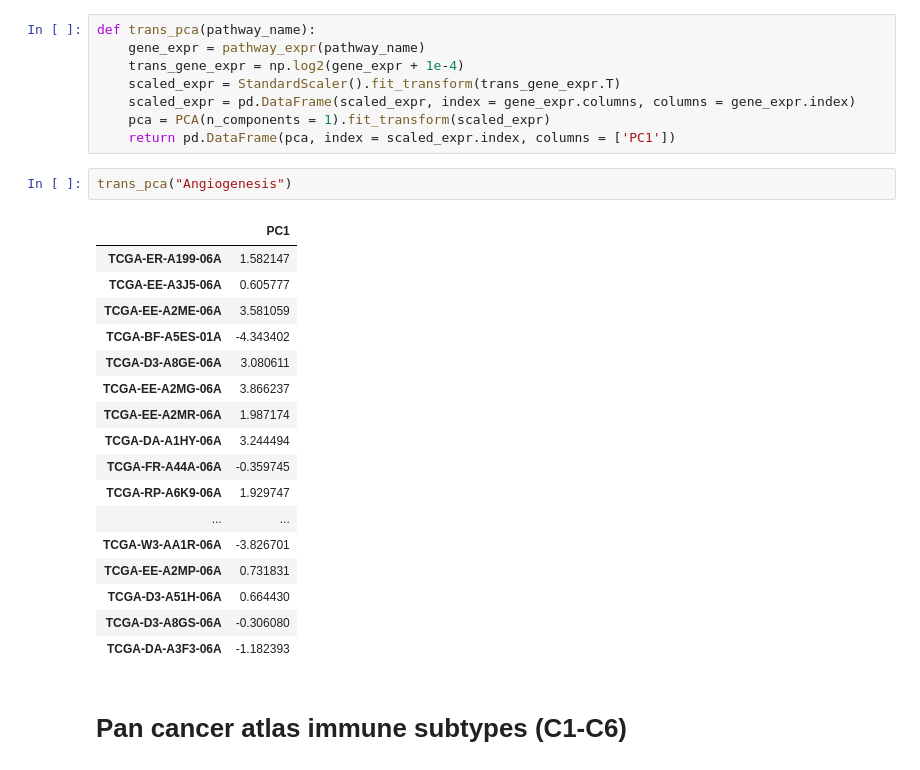
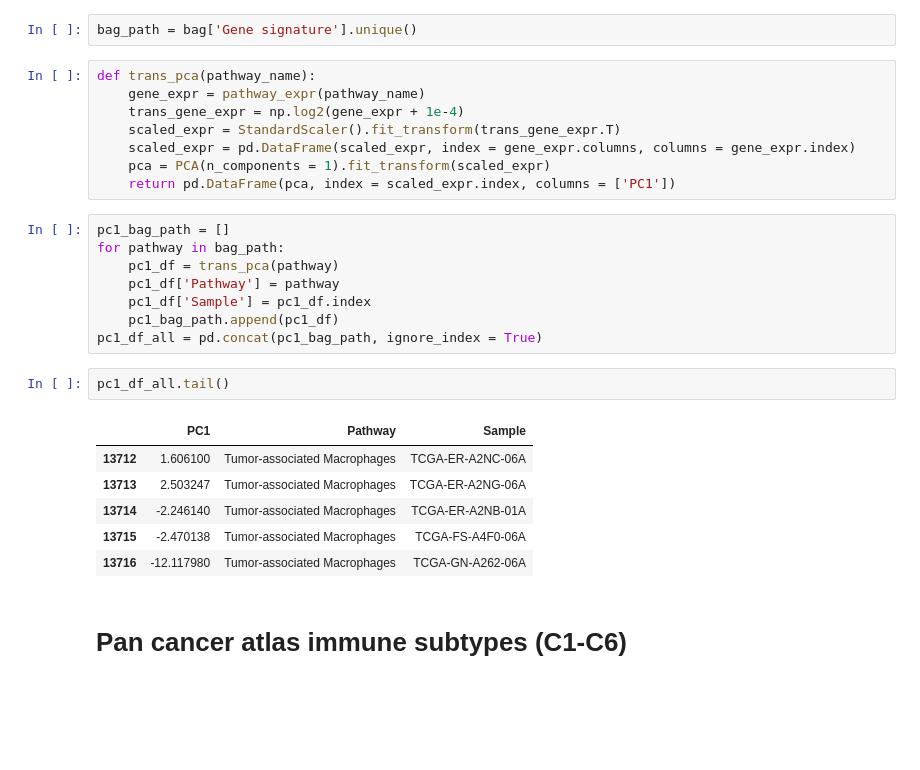
Before and after one commit to trainorp/darknightofthesoul, a Jupyter notebook: TCGA_proj.ipynb, the cells around one changed output. Cells and saved outputs as stored; diff of their text form; blank space fills up the shorter version.

```diff
--- a/TCGA_proj.ipynb
+++ b/TCGA_proj.ipynb
@@ -170,3 +177,5 @@ Image(filename = "trans_gene_expression_hist_r.png")
+# %%
+bag_path = bag['Gene signature'].unique()
 # %%
 def trans_pca(pathway_name):
     gene_expr = pathway_expr(pathway_name)
@@ -175,25 +184,22 @@ def trans_pca(pathway_name):
     scaled_expr = pd.DataFrame(scaled_expr, index = gene_expr.columns, columns = gene_expr.index)
     pca = PCA(n_components = 1).fit_transform(scaled_expr)
     return pd.DataFrame(pca, index = scaled_expr.index, columns = ['PC1'])
-# %%
-trans_pca("Angiogenesis")
-# %% [output]
-|  | PC1 |
-| TCGA-ER-A199-06A | 1.582147 |
-| TCGA-EE-A3J5-06A | 0.605777 |
-| TCGA-EE-A2ME-06A | 3.581059 |
-| TCGA-BF-A5ES-01A | -4.343402 |
-| TCGA-D3-A8GE-06A | 3.080611 |
-| TCGA-EE-A2MG-06A | 3.866237 |
-| TCGA-EE-A2MR-06A | 1.987174 |
-| TCGA-DA-A1HY-06A | 3.244494 |
-| TCGA-FR-A44A-06A | -0.359745 |
-| TCGA-RP-A6K9-06A | 1.929747 |
-| ... | ... |
-| TCGA-W3-AA1R-06A | -3.826701 |
-| TCGA-EE-A2MP-06A | 0.731831 |
-| TCGA-D3-A51H-06A | 0.664430 |
-| TCGA-D3-A8GS-06A | -0.306080 |
-| TCGA-DA-A3F3-06A | -1.182393 |
+# %%
+pc1_bag_path = []
+for pathway in bag_path:
+    pc1_df = trans_pca(pathway)
+    pc1_df['Pathway'] = pathway
+    pc1_df['Sample'] = pc1_df.index
+    pc1_bag_path.append(pc1_df)
+pc1_df_all = pd.concat(pc1_bag_path, ignore_index = True)
+# %%
+pc1_df_all.tail()
+# %% [output]
+|  | PC1 | Pathway | Sample |
+| 13712 | 1.606100 | Tumor-associated Macrophages | TCGA-ER-A2NC-06A |
+| 13713 | 2.503247 | Tumor-associated Macrophages | TCGA-ER-A2NG-06A |
+| 13714 | -2.246140 | Tumor-associated Macrophages | TCGA-ER-A2NB-01A |
+| 13715 | -2.470138 | Tumor-associated Macrophages | TCGA-FS-A4F0-06A |
+| 13716 | -12.117980 | Tumor-associated Macrophages | TCGA-GN-A262-06A |
 # %% [markdown]
 # Pan cancer atlas immune subtypes (C1-C6)
```
Also changed, not shown: parts of 6 cells of this notebook.
